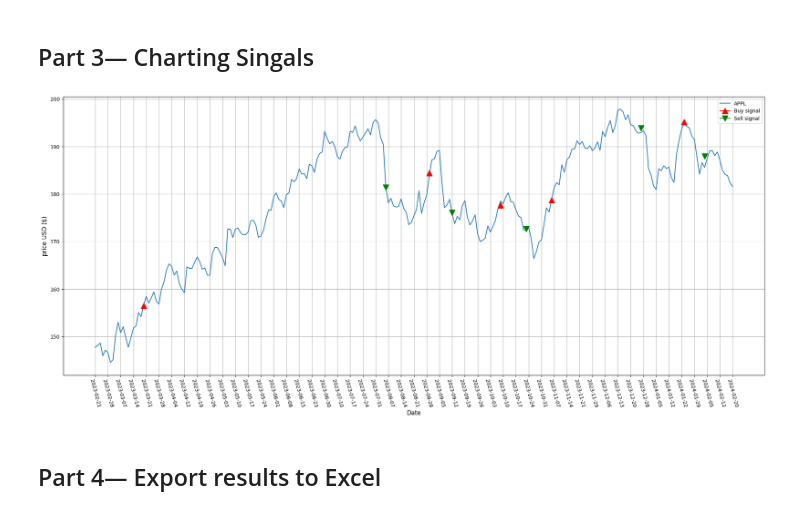
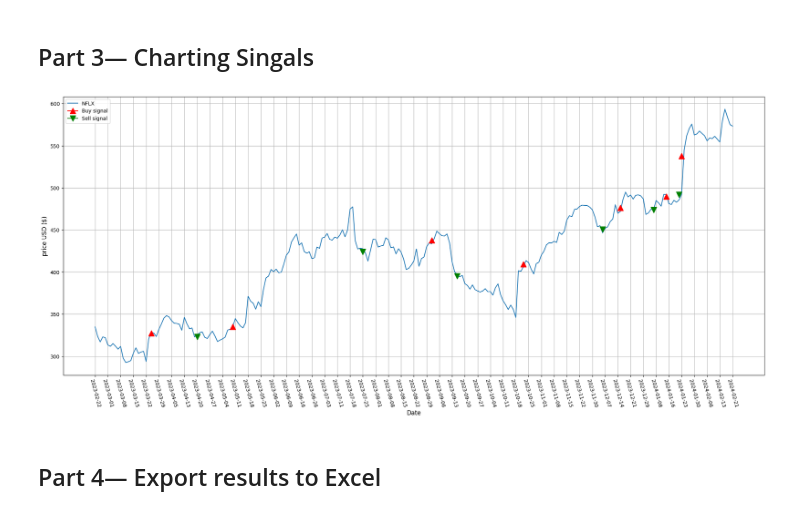
Before and after one commit to Dandata0101/MBS-projects, a Jupyter notebook: x-workspace_class_2ndSemester.ipynb, the cells around one changed output. Drawn from its saved outputs; the diff is of its cells as text; code cells hidden in the pictures.

```diff
--- a/x-workspace_class_2ndSemester.ipynb
+++ b/x-workspace_class_2ndSemester.ipynb
@@ -33,7 +33,7 @@ import yfinance as yf
 import datetime
 
 # Define the ticker symbol
-tickerSymbol = 'AAPL'
+tickerSymbol = 'NFLX'
 yrs= 1
 
 # Get data on this ticker
@@ -155,23 +155,23 @@ df['pricebuy'], df['pricesell'], df['profit'], df['transdays'] = buysellfx(df)
 # %%
 #charting data ------------------------------------------------------------
 plt.figure(figsize=(25, 10))
-plt.plot(close, label='APPL')
+plt.plot(close, label=tickerSymbol)
 #plt.plot(x5, label='Close short')
 #plt.plot(x20, label='Close long')
 
 plt.plot(df.index,df['pricebuy'].values,color='red',label='Buy signal',marker='^',markersize=12)
 plt.plot(df.index,df['pricesell'].values,color='green',label='Sell signal',marker='v',markersize=12)
 
 n = 5  # Adjust n as per your data
 plt.xticks(ticks=df.index[::n], labels=df.index[::n])
 plt.xticks(rotation=-75)
 
 plt.legend()
 plt.xlabel('Date',fontsize=12)
 plt.ylabel('price USD ($)',fontsize=12)
 plt.grid()
 # %% [output]
-[figure, old version]
+[figure, new version]
 # %% [markdown]
 ## Part 4— Export results to Excel
 # %%
```
Also changed, not shown: parts of 6 cells of this notebook, 2 other files.
